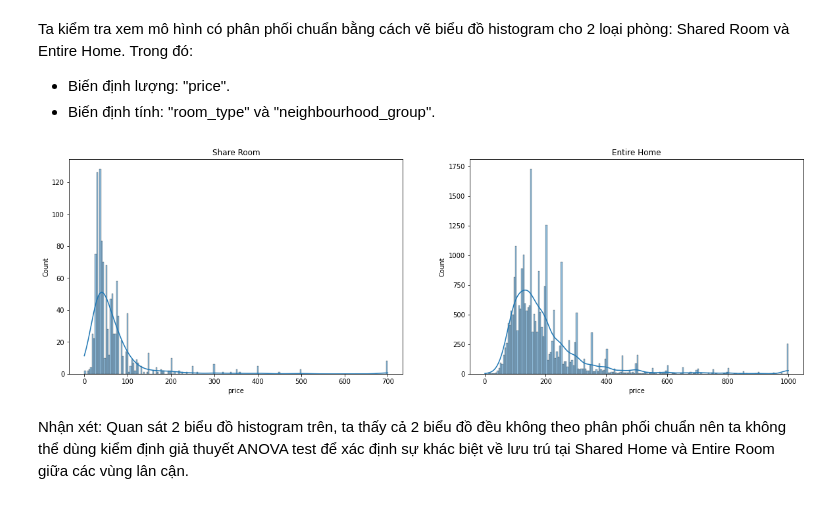
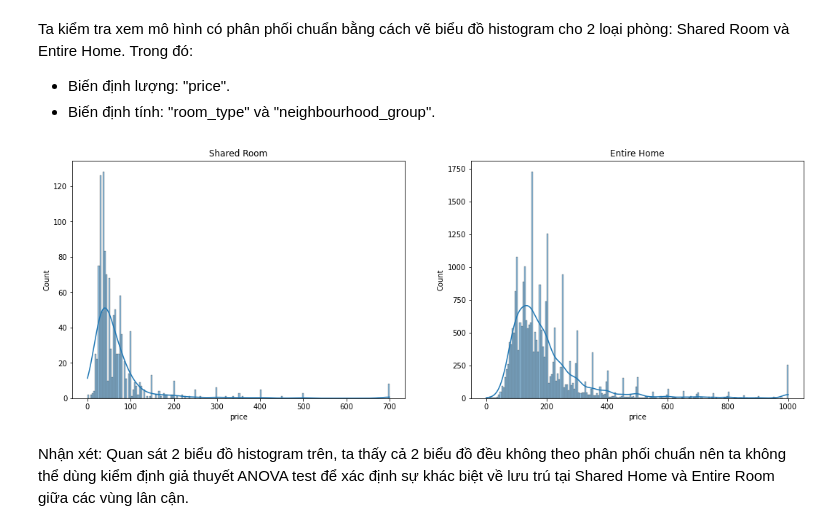
Before and after one commit to vt-khang/PTDLUD, a Jupyter notebook: DATH#1_PTDLUD#6.ipynb, the cells around one changed output. Drawn from its saved outputs; the diff is of its cells as text; code cells hidden in the pictures.

```diff
--- a/DATH#1_PTDLUD#6.ipynb
+++ b/DATH#1_PTDLUD#6.ipynb
@@ -371,19 +377,19 @@ Ta kiểm tra xem mô hình có phân phối chuẩn bằng cách vẽ biểu đ
 - Biến định lượng: "price".
 - Biến định tính: "room_type" và "neighbourhood_group".
 # %%
-fig = plt.subplots(1, 2, figsize = (20, 6))
+fig = plt.subplots(1, 2, figsize = (18, 6))
 
 plt.subplot(1, 2, 1)
 sns.histplot(data = shared_room_df, x = 'price', bins = 200, kde = True)
-plt.title('Share Room')
+plt.title('Shared Room')
 
 plt.subplot(1, 2, 2)
 sns.histplot(data = entire_home_df, x = 'price', bins = 200, kde = True)
 plt.title('Entire Home')
 
 plt.show()
 # %% [output]
-[figure, old version]
+[figure, new version]
 # %% [markdown]
 Nhận xét: Quan sát 2 biểu đồ histogram trên, ta thấy cả 2 biểu đồ đều không theo phân phối chuẩn nên ta không thể dùng kiểm định giả thuyết ANOVA test để xác định sự khác biệt về lưu trú tại Shared Home và Entire Room giữa các vùng lân cận.
 # %% [markdown]
```
Also changed, not shown: parts of 3 cells of this notebook.
